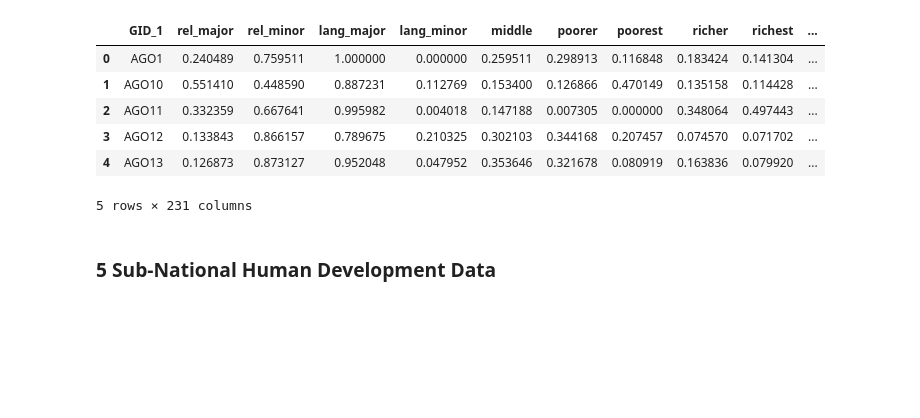
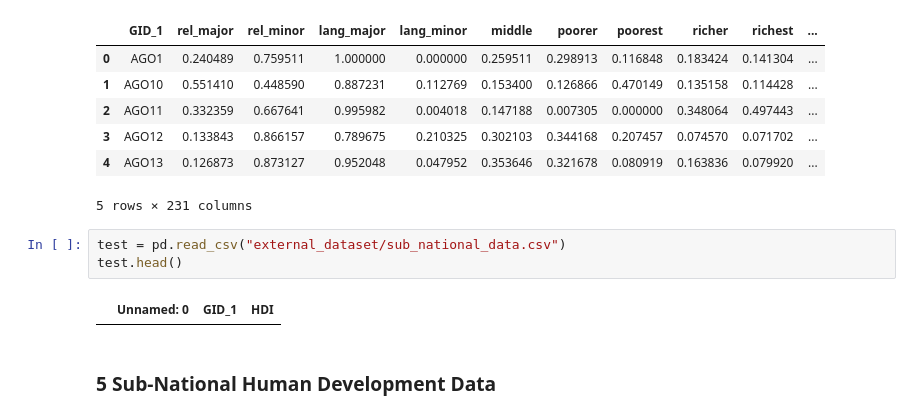
Before and after one commit to Societal-Computing/health_inequalities, a Jupyter notebook: notebooks/Data_creation.ipynb, the cells around one changed output. Cells and saved outputs as stored; diff of their text form; blank space fills up the shorter version.

```diff
--- a/notebooks/Data_creation.ipynb
+++ b/notebooks/Data_creation.ipynb
@@ -89,6 +89,11 @@ health_ind.head()
 | 3 | AGO12 | 0.133843 | 0.866157 | 0.789675 | 0.210325 | 0.302103 | 0.344168 | 0.207457 | 0.074570 | 0.071702 | ... |
 | 4 | AGO13 | 0.126873 | 0.873127 | 0.952048 | 0.047952 | 0.353646 | 0.321678 | 0.080919 | 0.163836 | 0.079920 | ... |
 5 rows × 231 columns
+# %%
+test = pd.read_csv("external_dataset/sub_national_data.csv")
+test.head()
+# %% [output]
+|  | Unnamed: 0 | GID_1 | HDI |
 # %% [markdown]
 ### 5 Sub-National Human Development Data
 # %%
```
Also changed, not shown: parts of 4 cells of this notebook.
